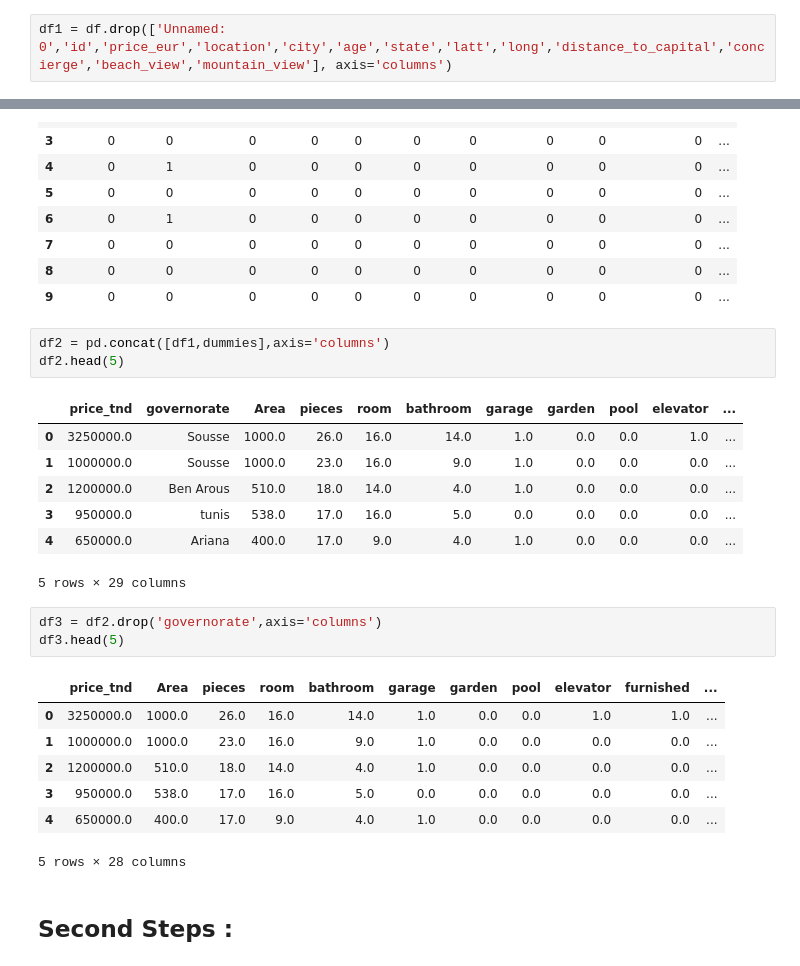
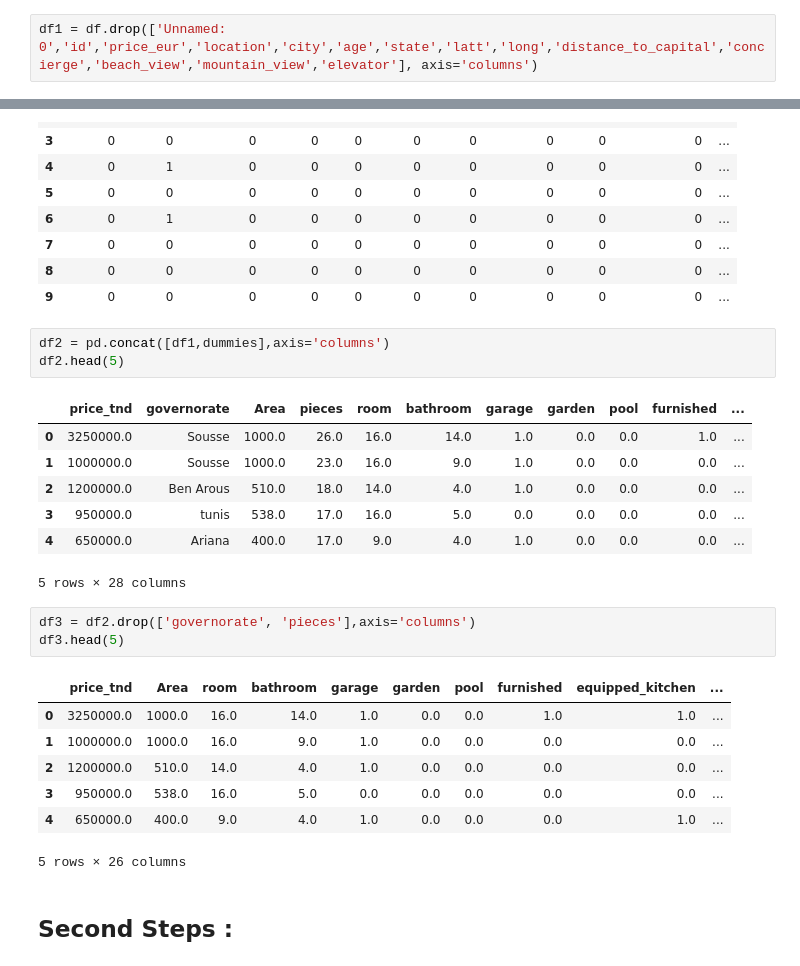
Before and after one commit to IMHAMEDBOUJEMAA/Master_Course_1_2, a Jupyter notebook: 10_projects/1_House_prediction_price_in_tunisia/3_jupyterNotebook/house prediction price project .ipynb, the cells around one changed output, grey strips where cells are left out. Drawn from its saved outputs; the diff is of its cells as text.

```diff
--- a/10_projects/1_House_prediction_price_in_tunisia/3_jupyterNotebook/house prediction price project .ipynb
+++ b/10_projects/1_House_prediction_price_in_tunisia/3_jupyterNotebook/house prediction price project .ipynb
@@ -82,7 +82,7 @@ dtype: int64
 # %% [markdown]
 #### important Note : as we can see , we don't have any missing values in our data
 # %%
-df1 = df.drop(['Unnamed: 0','id','price_eur','location','city','age','state','latt','long','distance_to_capital','concierge','beach_view','mountain_view'], axis='columns')
+df1 = df.drop(['Unnamed: 0','id','price_eur','location','city','age','state','latt','long','distance_to_capital','concierge','beach_view','mountain_view','elevator'], axis='columns')
 # %%
 df1.shape
 # %% [output]
@@ -117,24 +117,24 @@ dummies.head(10)
 df2 = pd.concat([df1,dummies],axis='columns')
 df2.head(5)
 # %% [output]
-|  | price_tnd | governorate | Area | pieces | room | bathroom | garage | garden | pool | elevator | ... |
+|  | price_tnd | governorate | Area | pieces | room | bathroom | garage | garden | pool | furnished | ... |
 | 0 | 3250000.0 | Sousse | 1000.0 | 26.0 | 16.0 | 14.0 | 1.0 | 0.0 | 0.0 | 1.0 | ... |
 | 1 | 1000000.0 | Sousse | 1000.0 | 23.0 | 16.0 | 9.0 | 1.0 | 0.0 | 0.0 | 0.0 | ... |
 | 2 | 1200000.0 | Ben Arous | 510.0 | 18.0 | 14.0 | 4.0 | 1.0 | 0.0 | 0.0 | 0.0 | ... |
 | 3 | 950000.0 | tunis | 538.0 | 17.0 | 16.0 | 5.0 | 0.0 | 0.0 | 0.0 | 0.0 | ... |
 | 4 | 650000.0 | Ariana | 400.0 | 17.0 | 9.0 | 4.0 | 1.0 | 0.0 | 0.0 | 0.0 | ... |
-5 rows × 29 columns
+5 rows × 28 columns
 # %%
-df3 = df2.drop('governorate',axis='columns')
+df3 = df2.drop(['governorate', 'pieces'],axis='columns')
 df3.head(5)
 # %% [output]
-|  | price_tnd | Area | pieces | room | bathroom | garage | garden | pool | elevator | furnished | ... |
-| 0 | 3250000.0 | 1000.0 | 26.0 | 16.0 | 14.0 | 1.0 | 0.0 | 0.0 | 1.0 | 1.0 | ... |
-| 1 | 1000000.0 | 1000.0 | 23.0 | 16.0 | 9.0 | 1.0 | 0.0 | 0.0 | 0.0 | 0.0 | ... |
-| 2 | 1200000.0 | 510.0 | 18.0 | 14.0 | 4.0 | 1.0 | 0.0 | 0.0 | 0.0 | 0.0 | ... |
-| 3 | 950000.0 | 538.0 | 17.0 | 16.0 | 5.0 | 0.0 | 0.0 | 0.0 | 0.0 | 0.0 | ... |
-| 4 | 650000.0 | 400.0 | 17.0 | 9.0 | 4.0 | 1.0 | 0.0 | 0.0 | 0.0 | 0.0 | ... |
+|  | price_tnd | Area | room | bathroom | garage | garden | pool | furnished | equipped_kitchen | ... |
+| 0 | 3250000.0 | 1000.0 | 16.0 | 14.0 | 1.0 | 0.0 | 0.0 | 1.0 | 1.0 | ... |
+| 1 | 1000000.0 | 1000.0 | 16.0 | 9.0 | 1.0 | 0.0 | 0.0 | 0.0 | 0.0 | ... |
+| 2 | 1200000.0 | 510.0 | 14.0 | 4.0 | 1.0 | 0.0 | 0.0 | 0.0 | 0.0 | ... |
+| 3 | 950000.0 | 538.0 | 16.0 | 5.0 | 0.0 | 0.0 | 0.0 | 0.0 | 0.0 | ... |
+| 4 | 650000.0 | 400.0 | 9.0 | 4.0 | 1.0 | 0.0 | 0.0 | 0.0 | 1.0 | ... |
-5 rows × 28 columns
+5 rows × 26 columns
 # %% [markdown]
 ## Second Steps :
 # %% [markdown]
```
Also changed, not shown: parts of 13 cells of this notebook.
